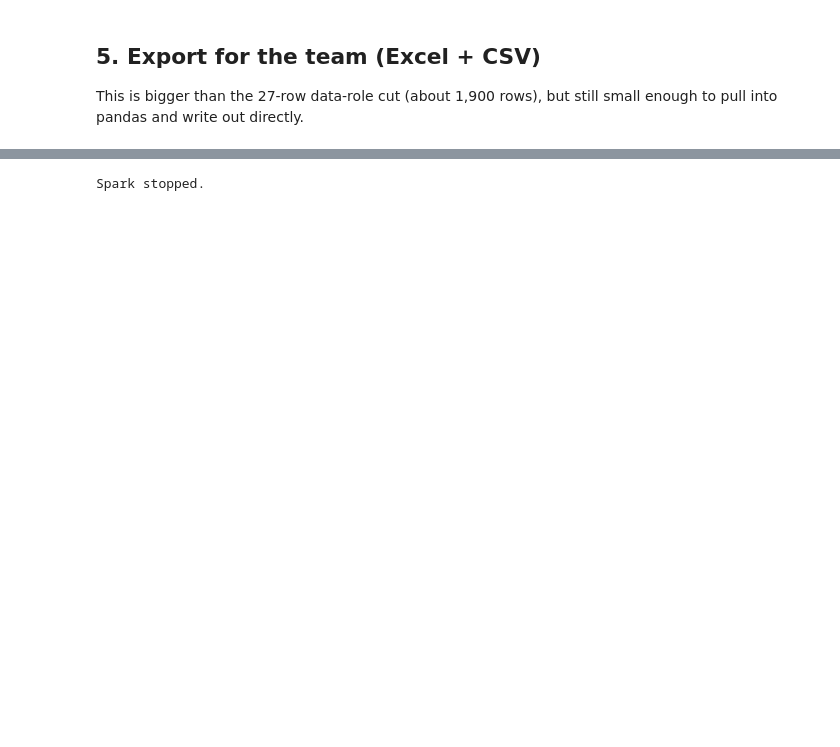
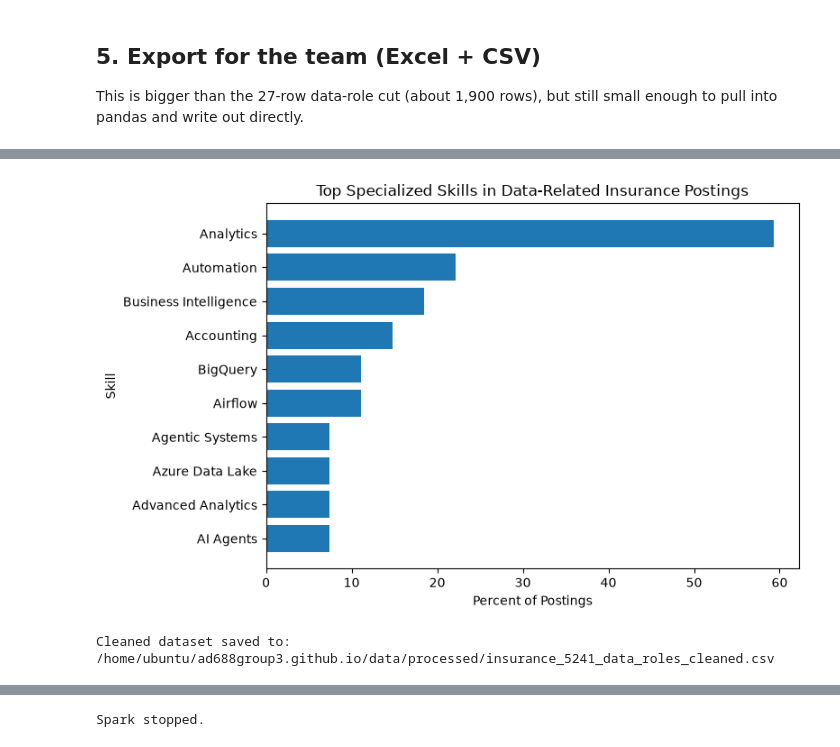
Before and after one commit to gheydt/ad688group3.github.io, a Jupyter notebook: notebooks/step2_pyspark_filter_insurance.ipynb, the cells around one changed output, grey strips where cells are left out. Drawn from its saved outputs; the diff is of its cells as text; code cells hidden in the pictures; blank space fills up the shorter version.

```diff
--- a/notebooks/step2_pyspark_filter_insurance.ipynb
+++ b/notebooks/step2_pyspark_filter_insurance.ipynb
@@ -187,0 +517,19 @@ When done, stop Spark to free memory:
+# %%
+total_postings = clean_df.count()
+
+top_specialized = (
+    skills_df
+    .select(
+        F.explode_outer("SPECIALIZED_ARRAY").alias("SPECIALIZED_SKILL")
+    )
+    .filter(F.col("SPECIALIZED_SKILL").isNotNull())
+    .groupBy("SPECIALIZED_SKILL")
+    .count()
+    .withColumn(
+        "percent_of_postings",
+        F.round((F.col("count") / total_postings) * 100, 1)
+    )
+    .orderBy(F.desc("count"), "SPECIALIZED_SKILL")
+)
+
+top_specialized.show(15, truncate=False)
@@ -187,0 +640,39 @@ When done, stop Spark to free memory:
+# %%
+top_skills_pd = (
+    top_specialized
+    .limit(10)
+    .toPandas()
+    .sort_values("percent_of_postings")
+)
+
+plt.figure(figsize=(8, 5))
+plt.barh(
+    top_skills_pd["SPECIALIZED_SKILL"],
+    top_skills_pd["percent_of_postings"]
+)
+
+plt.title("Top Specialized Skills in Data-Related Insurance Postings")
+plt.xlabel("Percent of Postings")
+plt.ylabel("Skill")
+plt.tight_layout()
+plt.show()
+# %% [output]
+[figure, added]
+# %%
+# Save cleaned dataset
+processed_dir = project_root / "data" / "processed"
+processed_dir.mkdir(parents=True, exist_ok=True)
+
+processed_path = (
+    processed_dir /
+    "insurance_5241_data_roles_cleaned.csv"
+)
+
+clean_df.toPandas().to_csv(
+    processed_path,
+    index=False
+)
+
+print("Cleaned dataset saved to:", processed_path)
+# %% [output]
+Cleaned dataset saved to: /home/ubuntu/ad688group3.github.io/data/processed/insurance_5241_data_roles_cleaned.csv
```
Also changed, not shown: parts of 27 cells of this notebook, 4 other files.
